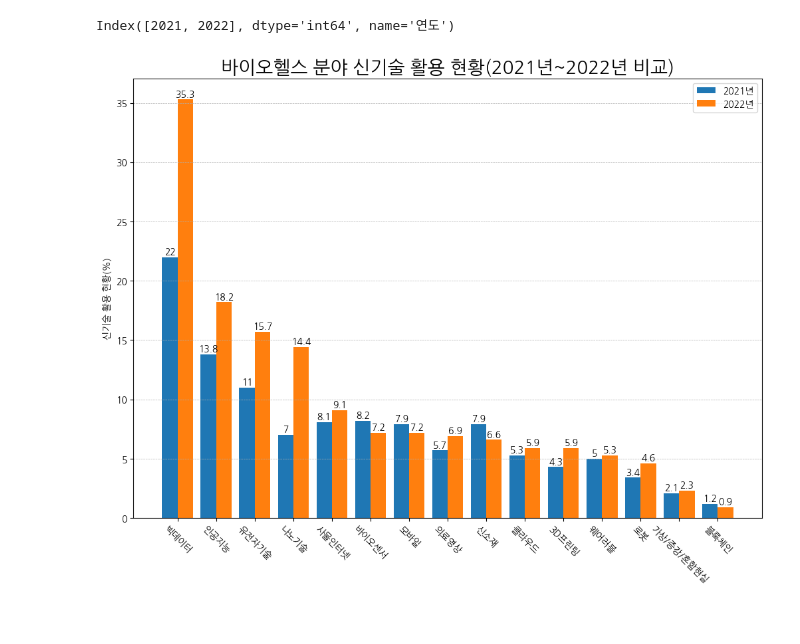
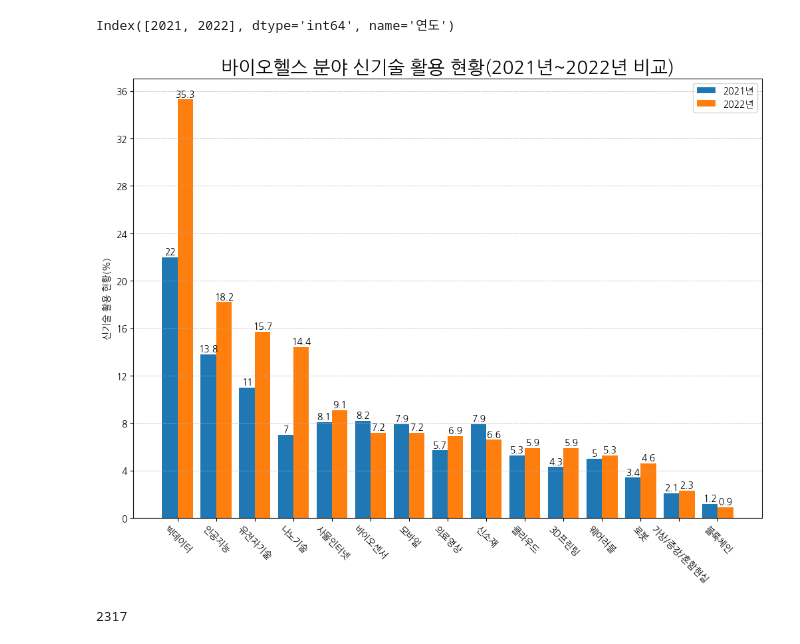
Before and after one commit to KDT-Web-Crawling-project05/KDT5-Web-Crawling-project, a Jupyter notebook: 이현길/bio_bigdata.ipynb, the cells around one changed output. Cells and saved outputs as stored; diff of their text form; code cells hidden in the pictures.

```diff
--- a/이현길/bio_bigdata.ipynb
+++ b/이현길/bio_bigdata.ipynb
@@ -39,26 +39,32 @@ Index([2021, 2022], dtype='int64', name='연도')
 # %%
 category = tuple(bioBigDataDF.columns)
 
 x = np.arange(len(category))
 width = 0.4
 multiplier = 0
 
 fig, ax = plt.subplots(layout='constrained', figsize=(10,8))
 
 for col in bioBigDataDF.index:
     offset = width * multiplier
     rects = ax.bar(x + offset + 0.2, bioBigDataDF.loc[col], width, label=f'{col}년')
     ax.bar_label(rects, padding=1)
     multiplier += 1
 
-# Add some text for labels, title and custom x-axis tick labels, etc.
 ax.set_ylabel('신기술 활용 현황(%)')
 ax.set_title('바이오헬스 분야 신기술 활용 현황(2021년~2022년 비교)', fontsize=20)
 ax.set_xticks(x + width, category, rotation=315)
+ax.set_yticks(np.arange(0, 37, 4))
 ax.legend(loc='upper right', ncols=1)
-# ax.set_ylim(0, 6000)
 ax.grid(axis='y', linestyle='--', linewidth=0.5)
 
 plt.show()
 # %% [output]
-[figure, old version]
+[figure, new version]
+# %%
+file_naver_news = './DATA/year_list_naver.txt'
+with open(file_naver_news, 'r', encoding='utf-8') as f:
+    news_year_list = eval(f.read())
+print(len(news_year_list))
+# %% [output]
+2317
```
Also changed, not shown: parts of 5 cells of this notebook, 13 other files.
